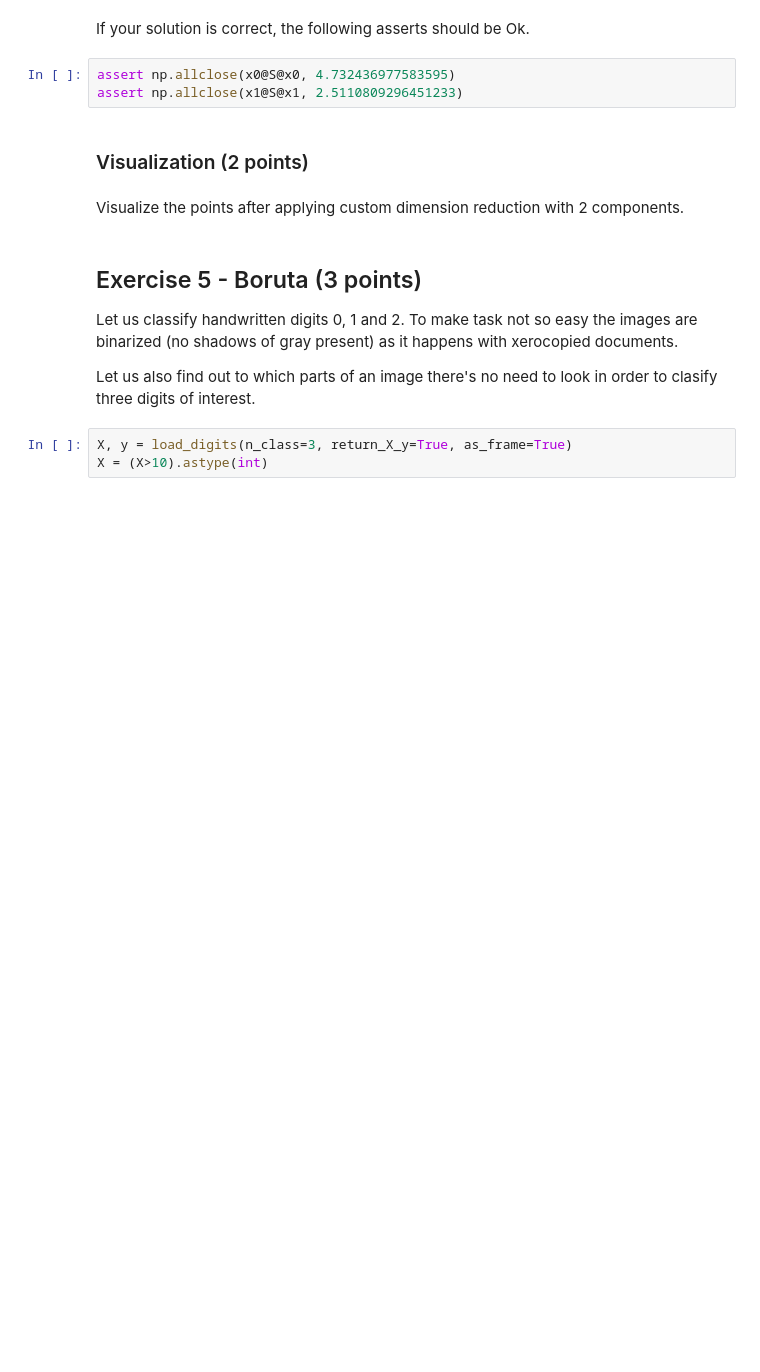
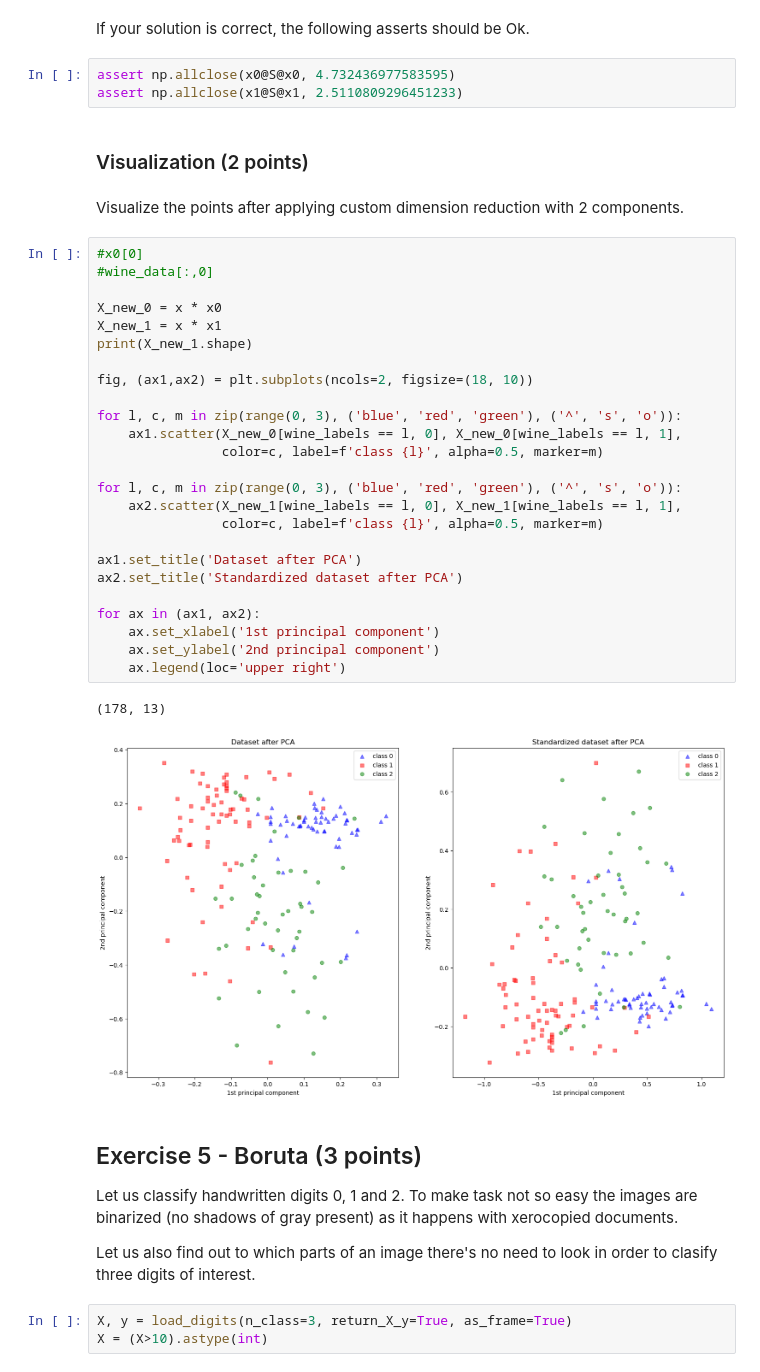
Before and after one commit to Kriikle/ml-intro, a Jupyter notebook: 6_feature_engineering_selection/homework.ipynb, the cells around one changed output. Drawn from its saved outputs; the diff is of its cells as text; blank space fills up the shorter version.

```diff
--- a/6_feature_engineering_selection/homework.ipynb
+++ b/6_feature_engineering_selection/homework.ipynb
@@ -294,6 +313,34 @@ assert np.allclose(x1@S@x1, 2.5110809296451233)
 ### Visualization (2 points)
 # %% [markdown]
 Visualize the points after applying custom dimension reduction with 2 components.
+# %%
+#x0[0]
+#wine_data[:,0]
+
+X_new_0 = x * x0
+X_new_1 = x * x1
+print(X_new_1.shape)
+
+fig, (ax1,ax2) = plt.subplots(ncols=2, figsize=(18, 10))
+
+for l, c, m in zip(range(0, 3), ('blue', 'red', 'green'), ('^', 's', 'o')):
+    ax1.scatter(X_new_0[wine_labels == l, 0], X_new_0[wine_labels == l, 1],
+                color=c, label=f'class {l}', alpha=0.5, marker=m)
+
+for l, c, m in zip(range(0, 3), ('blue', 'red', 'green'), ('^', 's', 'o')):
+    ax2.scatter(X_new_1[wine_labels == l, 0], X_new_1[wine_labels == l, 1],
+                color=c, label=f'class {l}', alpha=0.5, marker=m)
+
+ax1.set_title('Dataset after PCA')
+ax2.set_title('Standardized dataset after PCA')
+
+for ax in (ax1, ax2):
+    ax.set_xlabel('1st principal component')
+    ax.set_ylabel('2nd principal component')
+    ax.legend(loc='upper right')
+# %% [output]
+(178, 13)
+[figure, added]
 # %% [markdown]
 ## Exercise 5 - Boruta (3 points)
 
```
Also changed, not shown: parts of 7 cells of this notebook.
